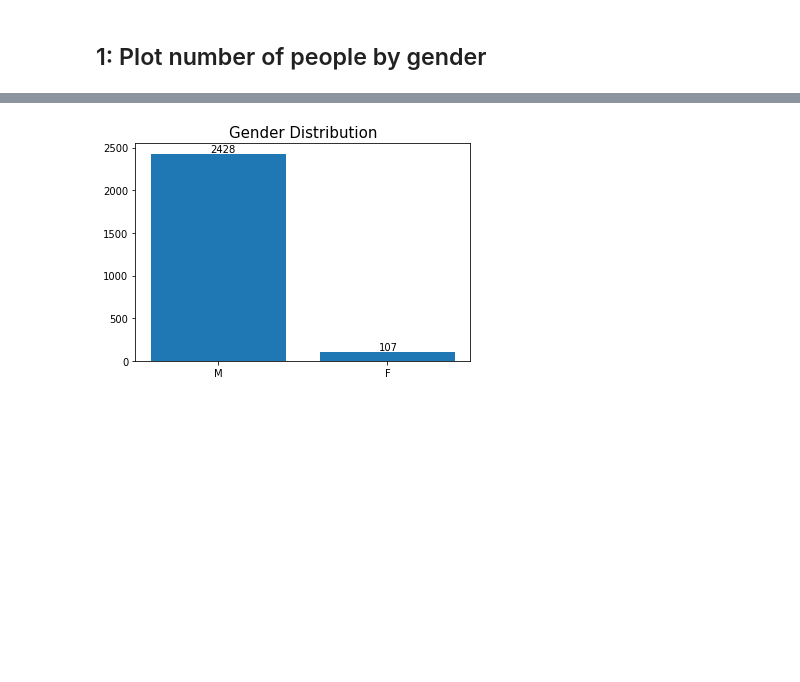
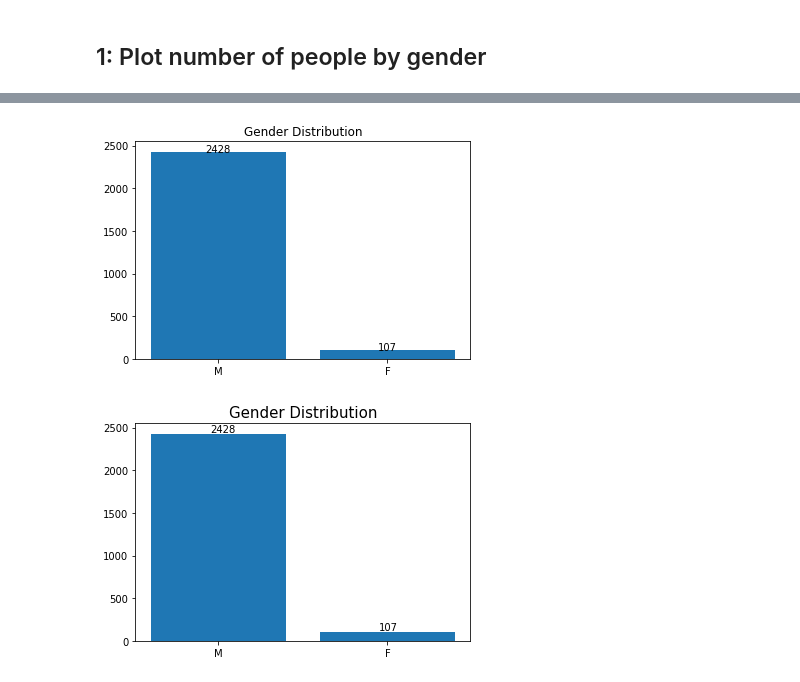
Before and after one commit to bulent-1111/Data_Science, a Jupyter notebook: Assignment/MatPlotLib_Assignment_1_student.ipynb, the cells around one changed output, grey strips where cells are left out. Drawn from its saved outputs; the diff is of its cells as text; code cells hidden in the pictures; blank space fills up the shorter version.

```diff
--- a/Assignment/MatPlotLib_Assignment_1_student.ipynb
+++ b/Assignment/MatPlotLib_Assignment_1_student.ipynb
@@ -38,3 +78,14 @@ kill = pd.read_csv('PoliceKillingsUS.csv', encoding="windows-1252")
+# %%
+# with matplotlib
+
+fig, ax = plt.subplots()
+ax.bar(gender_type,gender_count)
+ax.set_title('Gender Distribution')
+for index, value in enumerate(gender_count):
+    plt.text(index, value, str(value), ha = "center")
+plt.show()
+# %% [output]
+[figure, added]
 # %%
 # with matplotlib
 # %% [output]
```
Also changed, not shown: parts of 23 cells of this notebook, 2 other files.
